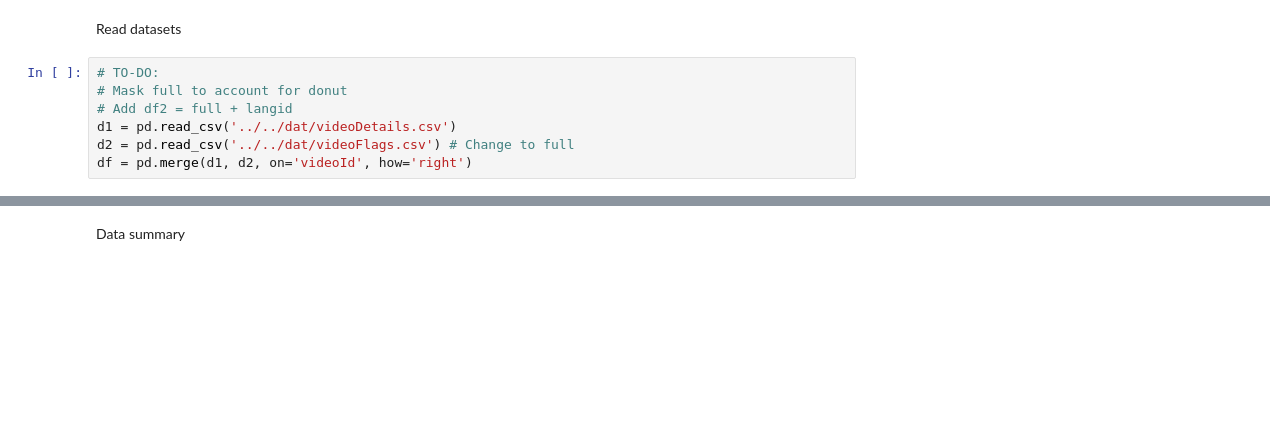
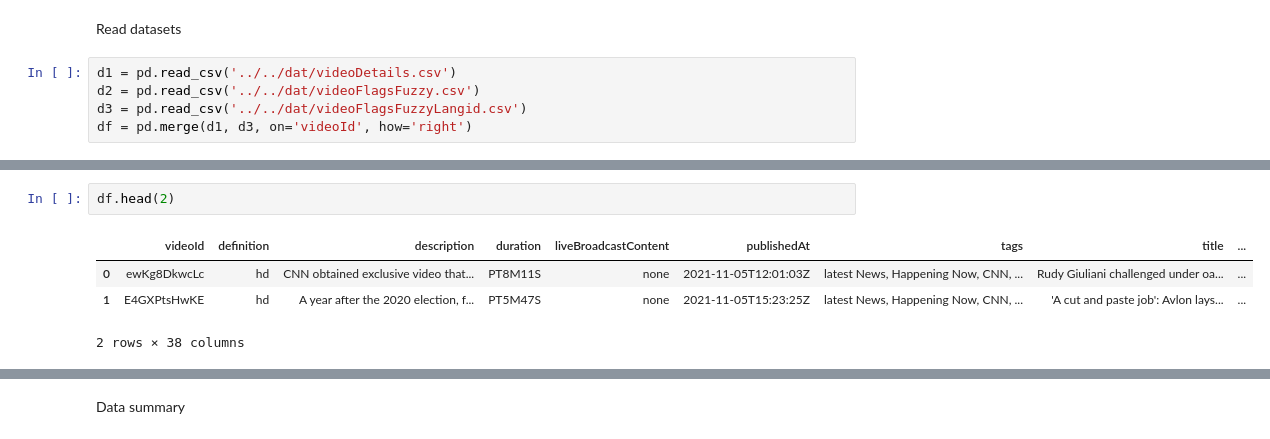
Before and after one commit to ArturoSbr/youtube-dislike-count, a Jupyter notebook: cod/02_analysis/01_analysis.ipynb, the cells around one changed output, grey strips where cells are left out. Cells and saved outputs as stored; diff of their text form; blank space fills up the shorter version.

```diff
--- a/cod/02_analysis/01_analysis.ipynb
+++ b/cod/02_analysis/01_analysis.ipynb
@@ -56,9 +56,7 @@ Counts:
 # %% [markdown]
 Read datasets
 # %%
-# TO-DO:
-# Mask full to account for donut
-# Add df2 = full + langid
 d1 = pd.read_csv('../../dat/videoDetails.csv')
-d2 = pd.read_csv('../../dat/videoFlags.csv') # Change to full
-df = pd.merge(d1, d2, on='videoId', how='right')
+d2 = pd.read_csv('../../dat/videoFlagsFuzzy.csv')
+d3 = pd.read_csv('../../dat/videoFlagsFuzzyLangid.csv')
+df = pd.merge(d1, d3, on='videoId', how='right')
@@ -64,0 +68,7 @@ df = pd.merge(d1, d2, on='videoId', how='right')
+# %%
+df.head(2)
+# %% [output]
+|  | videoId | definition | description | duration | liveBroadcastContent | publishedAt | tags | title | ... |
+| 0 | ewKg8DkwcLc | hd | CNN obtained exclusive video that... | PT8M11S | none | 2021-11-05T12:01:03Z | latest News, Happening Now, CNN, ... | Rudy Giuliani challenged under oa... | ... |
+| 1 | E4GXPtsHwKE | hd | A year after the 2020 election, f... | PT5M47S | none | 2021-11-05T15:23:25Z | latest News, Happening Now, CNN, ... | 'A cut and paste job': Avlon lays... | ... |
+2 rows × 38 columns
```
Also changed, not shown: parts of 3 cells of this notebook.
